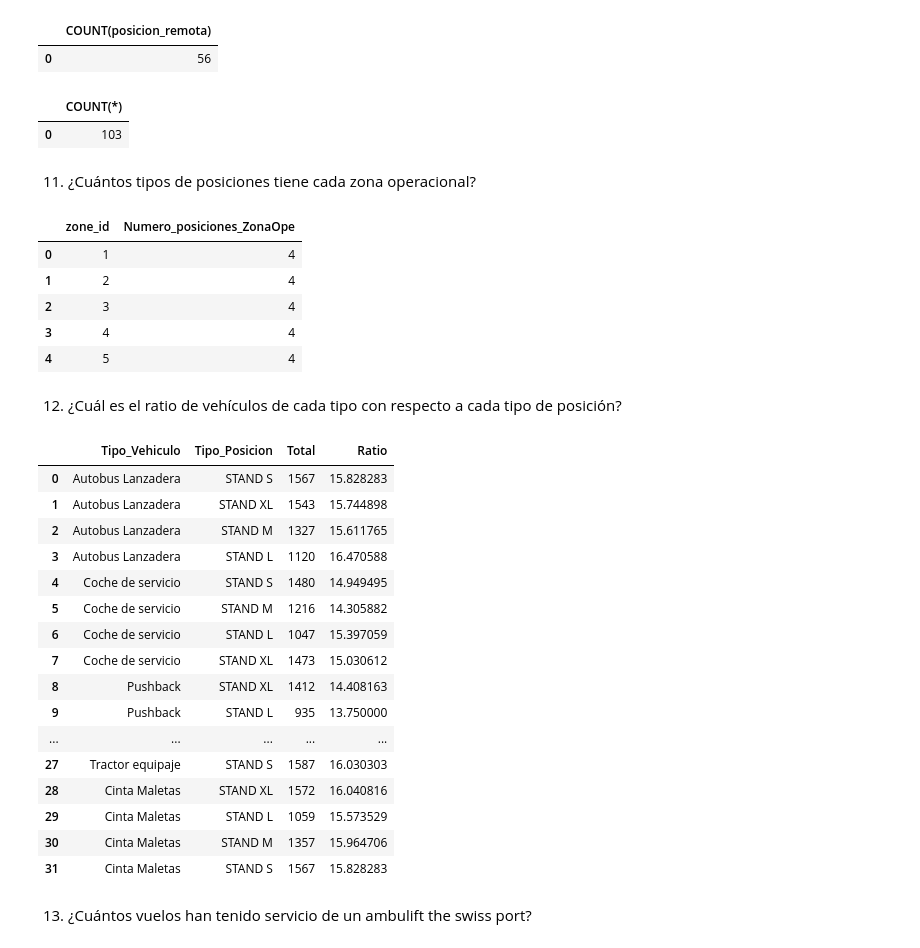
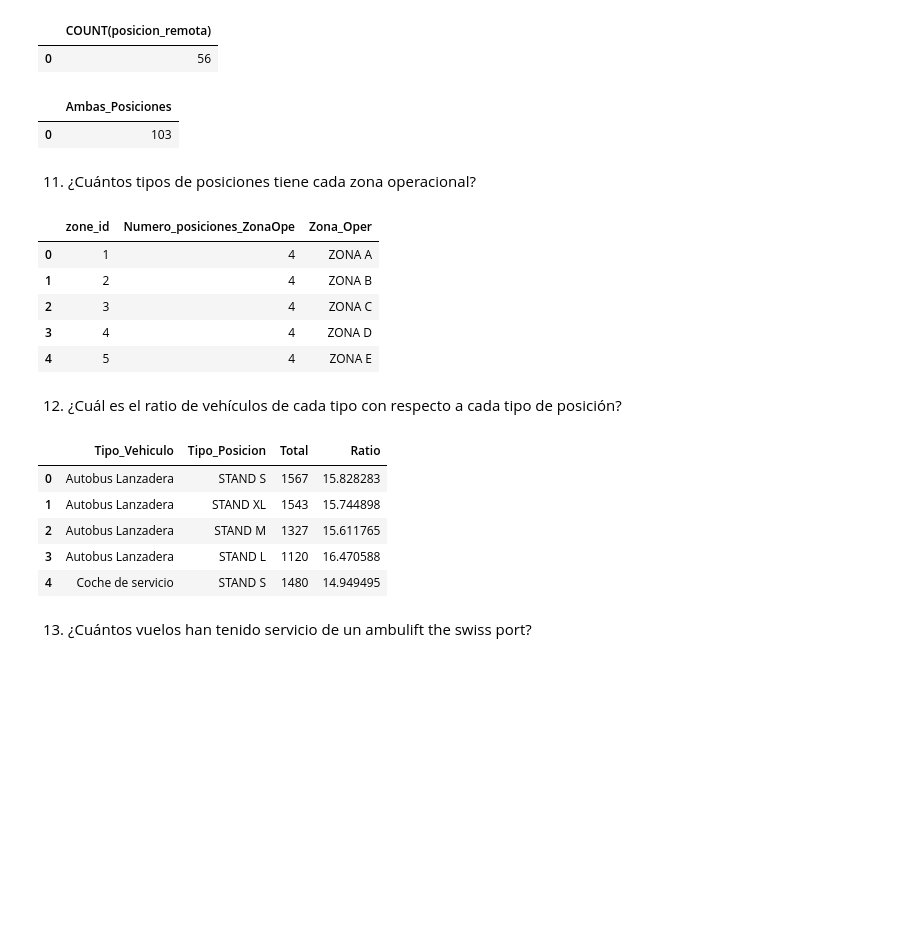
Before and after one commit to ManuelVAleman/Proyecto-final-ETL, a Jupyter notebook: practica_final_test.ipynb, the cells around one changed output. Saved outputs shown, nothing was run; the diff lists cells and outputs as text; code cells hidden in the pictures; blank space fills up the shorter version.

```diff
--- a/practica_final_test.ipynb
+++ b/practica_final_test.ipynb
@@ -235,60 +224,55 @@ sql("SELECT COUNT(posicion_remota) FROM gates WHERE tipo = 'Pista'")
 | 0 | 56 |
 # %%
 #Servicio a ambas posiciones.
-sql("SELECT COUNT(*) FROM gates WHERE tipo = 'Pista' OR tipo = 'Puerta'")
+sql("SELECT COUNT(*) AS Ambas_Posiciones FROM gates WHERE tipo = 'Pista' OR tipo = 'Puerta'")
 # %% [output]
-|  | COUNT(*) |
+|  | Ambas_Posiciones |
 | 0 | 103 |
 # %% [markdown]
 11. ¿Cuántos tipos de posiciones tiene cada zona operacional?
 # %%
-sql("SELECT zone_id, COUNT(DISTINCT tipo) as Numero_posiciones_ZonaOpe FROM posiciones GROUP BY zone_id")
+sql('''SELECT zone_id, COUNT(DISTINCT tipo) as Numero_posiciones_ZonaOpe,
+    CASE
+	WHEN zone_id=1 then 'ZONA A'
+    WHEN zone_id=2 then 'ZONA B'
+    WHEN zone_id=3 THEN 'ZONA C'
+    WHEN zone_id=4 THEN 'ZONA D'
+    WHEN zone_id=5 THEN 'ZONA E' END AS Zona_Oper FROM posiciones GROUP BY zone_id''')
 #El zone_id corresponde a cada zona operacional A,B,C,D,E respectivamente y la columna tipo contiene 4 valores distintos S, M, L y XL
 # %% [output]
-|  | zone_id | Numero_posiciones_ZonaOpe |
-| 0 | 1 | 4 |
-| 1 | 2 | 4 |
-| 2 | 3 | 4 |
-| 3 | 4 | 4 |
-| 4 | 5 | 4 |
+|  | zone_id | Numero_posiciones_ZonaOpe | Zona_Oper |
+| 0 | 1 | 4 | ZONA A |
+| 1 | 2 | 4 | ZONA B |
+| 2 | 3 | 4 | ZONA C |
+| 3 | 4 | 4 | ZONA D |
+| 4 | 5 | 4 | ZONA E |
 # %% [markdown]
 12. ¿Cuál es el ratio de vehículos de cada tipo con respecto a cada tipo de posición?
 # %%
 sql('''SELECT vehiculos_tipo.tipo AS Tipo_Vehiculo, posiciones_tipo.tipo AS Tipo_Posicion,
     COUNT(*) AS Total, CAST(COUNT(*) AS FLOAT) / subconsulta.cantidad_total AS Ratio
     FROM vehiculos JOIN zonas_operacionales ON vehiculos.id_zona = zonas_operacionales.id
     JOIN posiciones ON zonas_operacionales.id = posiciones.zone_id JOIN (SELECT posiciones.tipo,
     COUNT(*) AS cantidad_total FROM posiciones GROUP BY posiciones.tipo) subconsulta ON subconsulta.tipo = posiciones.tipo
     JOIN (SELECT vehiculos.tipo FROM vehiculos GROUP BY vehiculos.tipo) vehiculos_tipo ON vehiculos_tipo.tipo = vehiculos.tipo
     JOIN (SELECT posiciones.tipo FROM posiciones GROUP BY posiciones.tipo) posiciones_tipo ON posiciones_tipo.tipo = posiciones.tipo
-    GROUP BY vehiculos_tipo.tipo, posiciones_tipo.tipo, subconsulta.cantidad_total''')
+    GROUP BY vehiculos_tipo.tipo, posiciones_tipo.tipo, subconsulta.cantidad_total LIMIT 5''')
 
 #'''En esta consulta, estamos utilizando dos subconsultas para obtener el número total de posiciones y los tipos
 #de vehículos y posiciones únicos. Luego, unimos la tabla "vehiculos" con la tabla "posiciones" a través
 #de la tabla "zonas_operacionales" para obtener los registros de vehículos y posiciones que se han unido.
 #A continuación, utilizamos la cláusula GROUP BY para agrupar los resultados por tipo de vehículo y tipo de posición,
 #y calculamos el total de registros y el ratio utilizando las funciones COUNT() y CAST().
 
 #El resultado de esta consulta mostrará el tipo de vehículo, el tipo de posición, el total de registros
 #y el ratio de vehículos de cada tipo con respecto a cada tipo de posición.'''
 # %% [output]
 |  | Tipo_Vehiculo | Tipo_Posicion | Total | Ratio |
 | 0 | Autobus Lanzadera | STAND S | 1567 | 15.828283 |
 | 1 | Autobus Lanzadera | STAND XL | 1543 | 15.744898 |
 | 2 | Autobus Lanzadera | STAND M | 1327 | 15.611765 |
 | 3 | Autobus Lanzadera | STAND L | 1120 | 16.470588 |
 | 4 | Coche de servicio | STAND S | 1480 | 14.949495 |
-| 5 | Coche de servicio | STAND M | 1216 | 14.305882 |
-| 6 | Coche de servicio | STAND L | 1047 | 15.397059 |
-| 7 | Coche de servicio | STAND XL | 1473 | 15.030612 |
-| 8 | Pushback | STAND XL | 1412 | 14.408163 |
-| 9 | Pushback | STAND L | 935 | 13.750000 |
-| ... | ... | ... | ... | ... |
-| 27 | Tractor equipaje | STAND S | 1587 | 16.030303 |
-| 28 | Cinta Maletas | STAND XL | 1572 | 16.040816 |
-| 29 | Cinta Maletas | STAND L | 1059 | 15.573529 |
-| 30 | Cinta Maletas | STAND M | 1357 | 15.964706 |
-| 31 | Cinta Maletas | STAND S | 1567 | 15.828283 |
 # %% [markdown]
 13. ¿Cuántos vuelos han tenido servicio de un ambulift the swiss port?
 # %%
```
Also changed, not shown: parts of 4 cells of this notebook.
